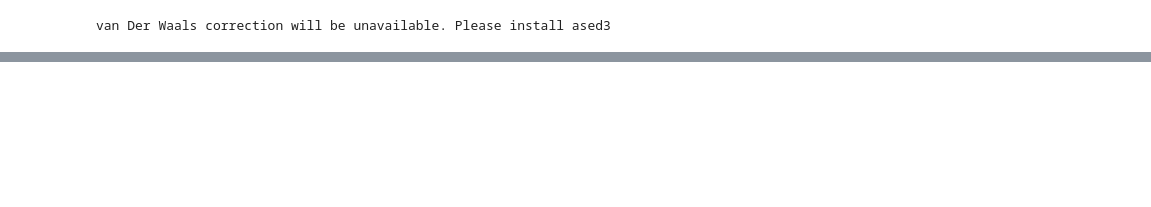
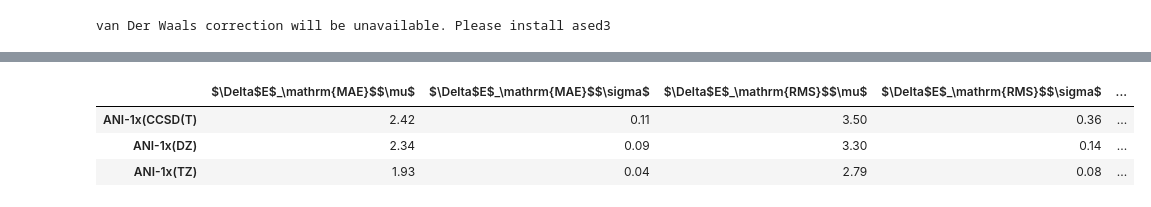
Before and after one commit to Jussmith01/ANI-Tools, a Jupyter notebook: notebooks/evaluate_tsdata.ipynb, the cells around one changed output, grey strips where cells are left out. Saved outputs shown, nothing was run; the diff lists cells and outputs as text; code cells hidden in the pictures; blank space fills up the shorter version.

```diff
--- a/notebooks/evaluate_tsdata.ipynb
+++ b/notebooks/evaluate_tsdata.ipynb
@@ -80,3 +85,10 @@ eed.get_totalerror_table()
+# %%
+eed.get_error_table(tskey='MDBenchmark')
+# %% [output]
+|  | $\Delta$E$_\mathrm{MAE}$$\mu$ | $\Delta$E$_\mathrm{MAE}$$\sigma$ | $\Delta$E$_\mathrm{RMS}$$\mu$ | $\Delta$E$_\mathrm{RMS}$$\sigma$ | ... |
+| ANI-1x(CCSD(T) | 2.42 | 0.11 | 3.50 | 0.36 | ... |
+| ANI-1x(DZ) | 2.34 | 0.09 | 3.30 | 0.14 | ... |
+| ANI-1x(TZ) | 1.93 | 0.04 | 2.79 | 0.08 | ... |
 # %%
 eed.get_error_table(tskey='Tripeptide')
 # %% [output]
```
Also changed, not shown: parts of 12 cells of this notebook, 9 other files.
